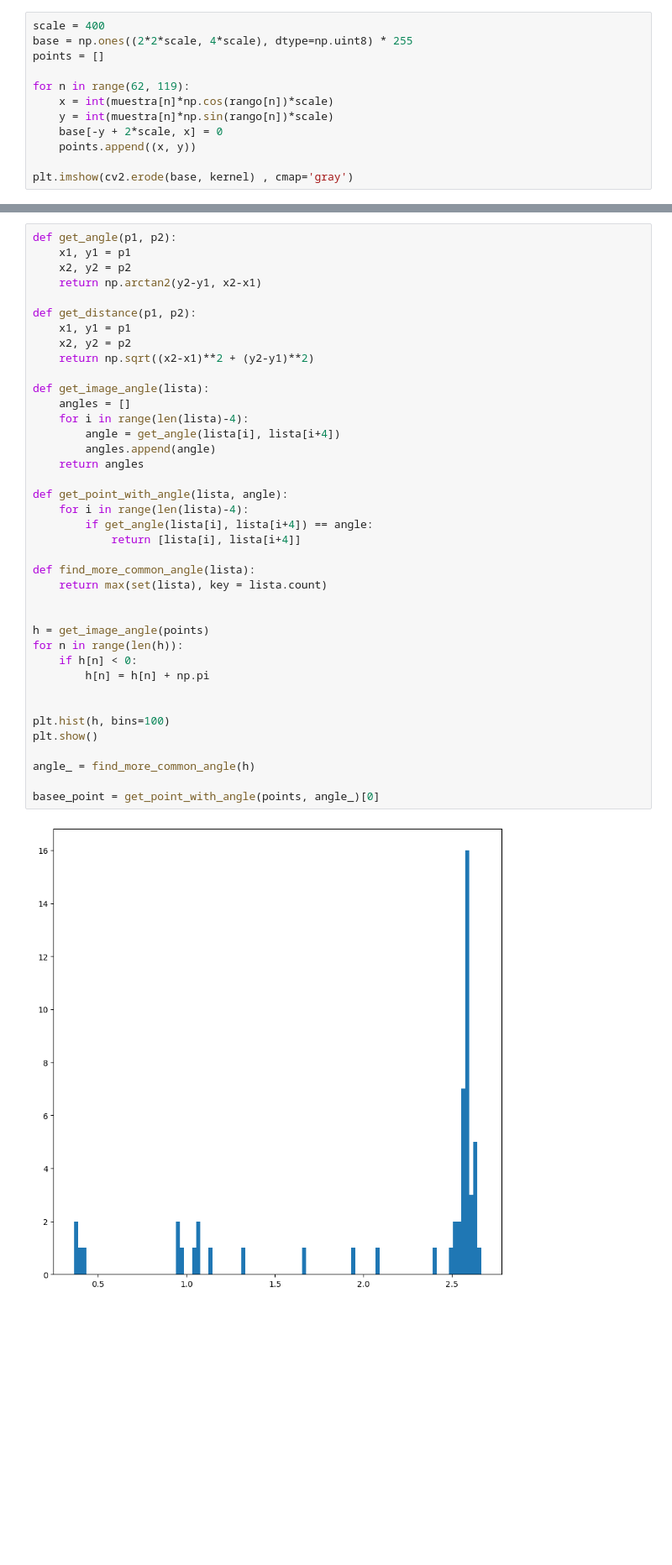
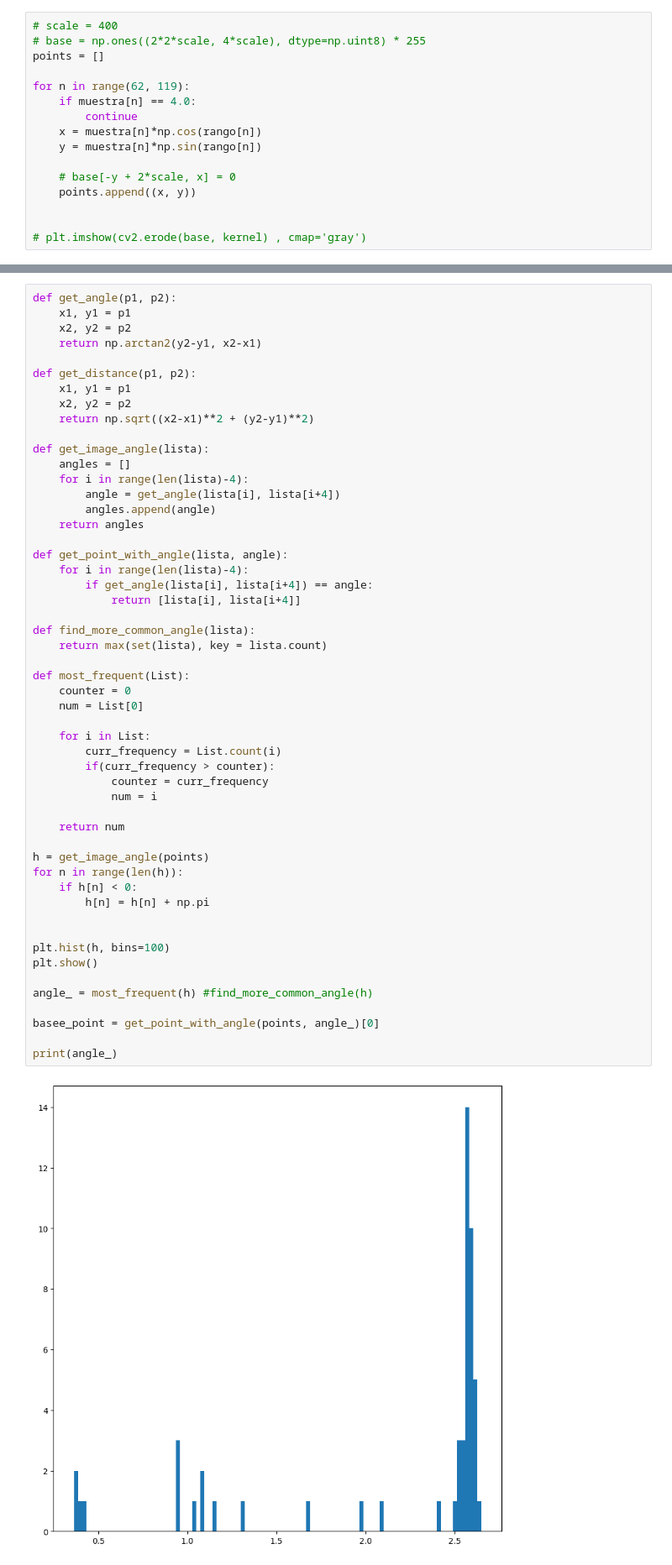
Before and after one commit to rir001/robmov_labs, a Jupyter notebook: test.ipynb, the cells around one changed output, grey strips where cells are left out. Shown: that part at 84% size. Cells and saved outputs as stored; diff of their text form; blank space fills up the shorter version.

```diff
--- a/test.ipynb
+++ b/test.ipynb
@@ -17,14 +23,18 @@ step = 0.01745329238474369
 
 rango = np.arange(start_angle, final_angle, step)
 # %%
-scale = 400
-base = np.ones((2*2*scale, 4*scale), dtype=np.uint8) * 255
+# scale = 400
+# base = np.ones((2*2*scale, 4*scale), dtype=np.uint8) * 255
 points = []
 
 for n in range(62, 119):
-    x = int(muestra[n]*np.cos(rango[n])*scale)
-    y = int(muestra[n]*np.sin(rango[n])*scale)
-    base[-y + 2*scale, x] = 0
+    if muestra[n] == 4.0:
+        continue
+    x = muestra[n]*np.cos(rango[n])
+    y = muestra[n]*np.sin(rango[n])
+
+    # base[-y + 2*scale, x] = 0
     points.append((x, y))
 
-plt.imshow(cv2.erode(base, kernel) , cmap='gray')
+
+# plt.imshow(cv2.erode(base, kernel) , cmap='gray')
@@ -43,32 +50,45 @@ def get_distance(p1, p2):
     return np.sqrt((x2-x1)**2 + (y2-y1)**2)
 
 def get_image_angle(lista):
     angles = []
     for i in range(len(lista)-4):
         angle = get_angle(lista[i], lista[i+4])
         angles.append(angle)
     return angles
 
 def get_point_with_angle(lista, angle):
     for i in range(len(lista)-4):
         if get_angle(lista[i], lista[i+4]) == angle:
             return [lista[i], lista[i+4]]
 
 def find_more_common_angle(lista):
     return max(set(lista), key = lista.count)
 
+def most_frequent(List):
+    counter = 0
+    num = List[0]
+
+    for i in List:
+        curr_frequency = List.count(i)
+        if(curr_frequency > counter):
+            counter = curr_frequency
+            num = i
+
+    return num
 
 h = get_image_angle(points)
 for n in range(len(h)):
     if h[n] < 0:
         h[n] = h[n] + np.pi
 
 
 plt.hist(h, bins=100)
 plt.show()
 
-angle_ = find_more_common_angle(h)
+angle_ = most_frequent(h) #find_more_common_angle(h)
 
 basee_point = get_point_with_angle(points, angle_)[0]
+
+print(angle_)
 # %% [output]
-[figure, old version]
+[figure, new version]
```
Also changed, not shown: parts of 13 cells of this notebook, 6 other files.
